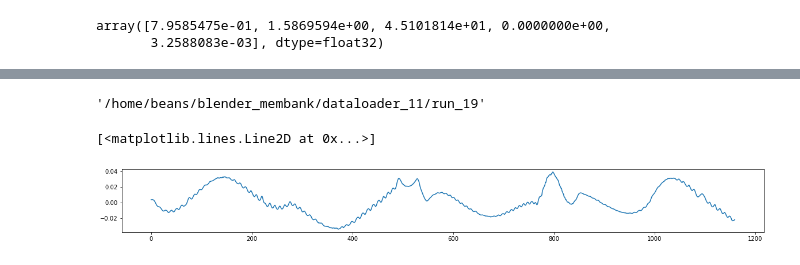
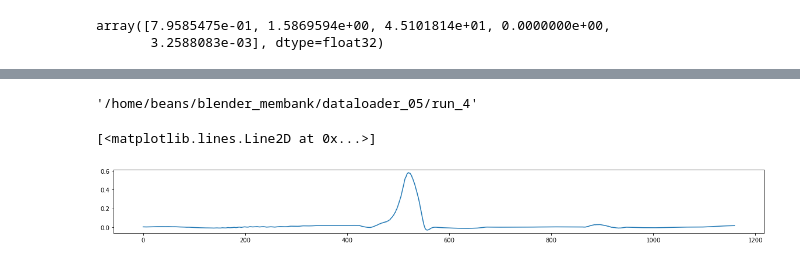
Before and after one commit to rgilman33/bespoke, a Jupyter notebook: nb/4_viz_sim.ipynb, the cells around one changed output, grey strips where cells are left out. Cells and saved outputs as stored; diff of their text form; code cells hidden in the pictures.

```diff
--- a/nb/4_viz_sim.ipynb
+++ b/nb/4_viz_sim.ipynb
@@ -229,13 +258,13 @@ for i in range(len(all_curvatures)):
 # %%
-all_run_paths[337]
+all_run_paths[58]
 # %% [output]
-'/home/beans/blender_membank/dataloader_11/run_19'
+'/home/beans/blender_membank/dataloader_05/run_4'
 # %%
 plt.figure(figsize=(20,2))
-plt.plot(all_wp_angles[337,:,0])
+plt.plot(all_wp_angles[58,:,0])
 # %% [output]
 [<matplotlib.lines.Line2D at 0x...>]
-[figure, old version]
+[figure, new version]
 # %%
 plt.hist(all_curvatures[:,:,:].flatten(), bins=40)[2]
 # %% [output]
```
Also changed, not shown: parts of 39 cells of this notebook, 24 other files.
